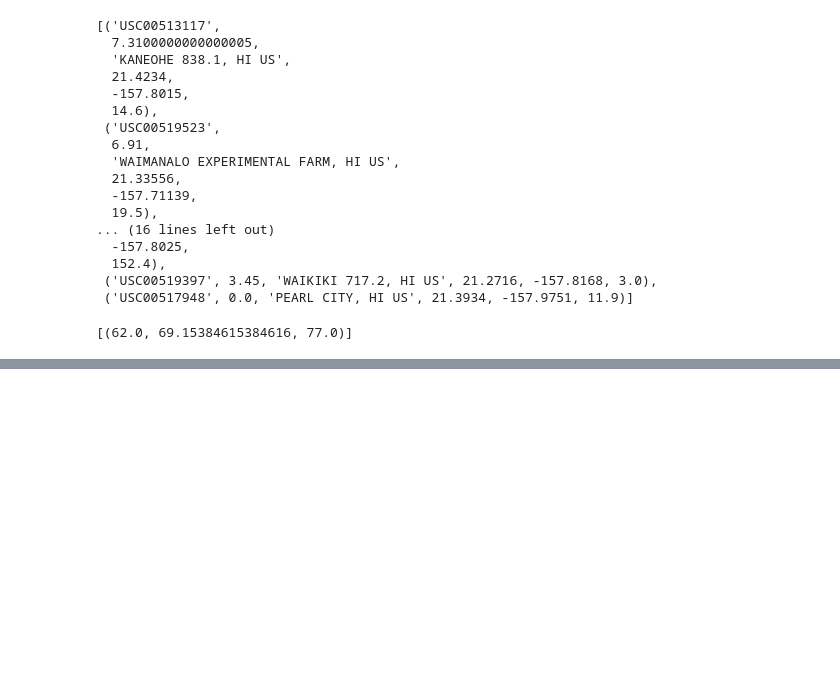
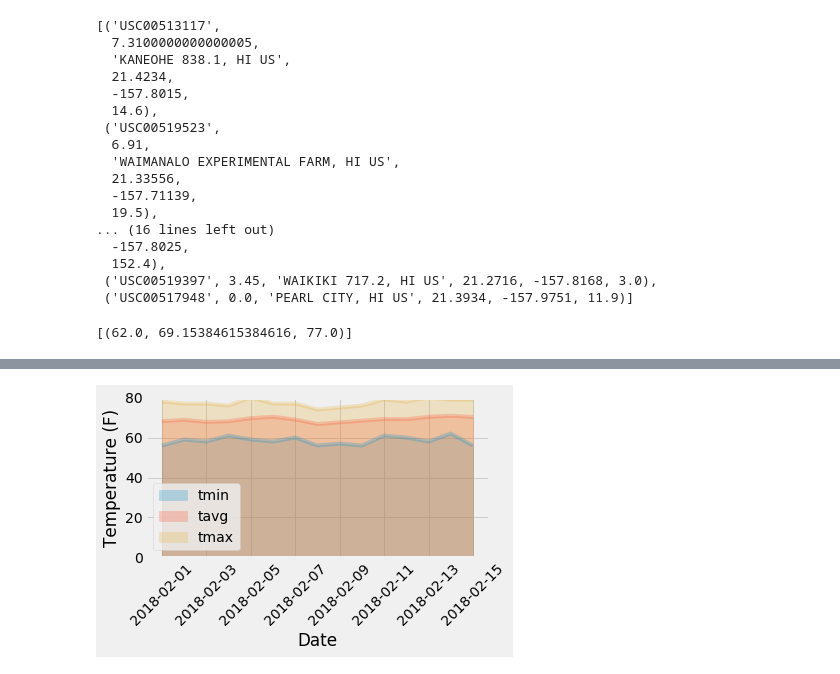
Before and after one commit to jnugent13/sqlalchemy-challenge, a Jupyter notebook: climate_starter.ipynb, the cells around one changed output, grey strips where cells are left out. Drawn from its saved outputs; the diff is of its cells as text; code cells hidden in the pictures; blank space fills up the shorter version.

Commit message:
Finished daily normal chart

```diff
--- a/climate_starter.ipynb
+++ b/climate_starter.ipynb
@@ -267,9 +267,12 @@ start_date = dt.date(2018, 2, 1)
 end_date = dt.date(2018, 2, 15)
 
 # Use the start and end date to create a range of dates
-trip_dates = [dt.date(2018, 2, x) for x >= start
+trip_dates = [dt.date(2018, 2, x) for x in range(start_date.day, end_date.day + 1)]
 
 # Stip off the year and save a list of %m-%d strings
+trip_m_y = [func.strftime("%m-%d", date) for date in trip_dates]
 
 # Loop through the list of %m-%d strings and calculate the normals for each date
+normals_list = [daily_normals(date) for date in trip_m_y]
+normals_list
 # %% [output]
@@ -280,0 +294,11 @@ NameError: name 'dt' is not defined
+# %%
+# Load the previous query results into a Pandas DataFrame and add the `trip_dates` range as the `date` index
+tmin = [normals_list[x][0][0] for x in range(len(normals_list))]
+tavg = [normals_list[x][0][1] for x in range(len(normals_list))]
+tmax = [normals_list[x][0][2] for x in range(len(normals_list))]
+normals_df = pd.DataFrame({"tmin": tmin,
+                          "tavg": tavg,
+                          "tmax": tmax})
+normals_df["trip_dates"] = trip_dates
+normals_df = normals_df.set_index("trip_dates")
+normals_df
@@ -280,0 +323,13 @@ NameError: name 'dt' is not defined
+# %%
+# Plot the daily normals as an area plot with `stacked=False`
+normals_df.plot(kind="area", stacked=False, alpha=0.25, rot=45)
+plt.legend(loc="best")
+plt.xlim()
+plt.ylim(0,80)
+plt.xlabel("Date")
+plt.ylabel("Temperature (F)")
+plt.tight_layout()
+plt.savefig('Images/DailyNormals.png')
+plt.show()
+# %% [output]
+[figure, added]
```
Also changed, not shown: parts of 4 cells of this notebook, 1 other file.
